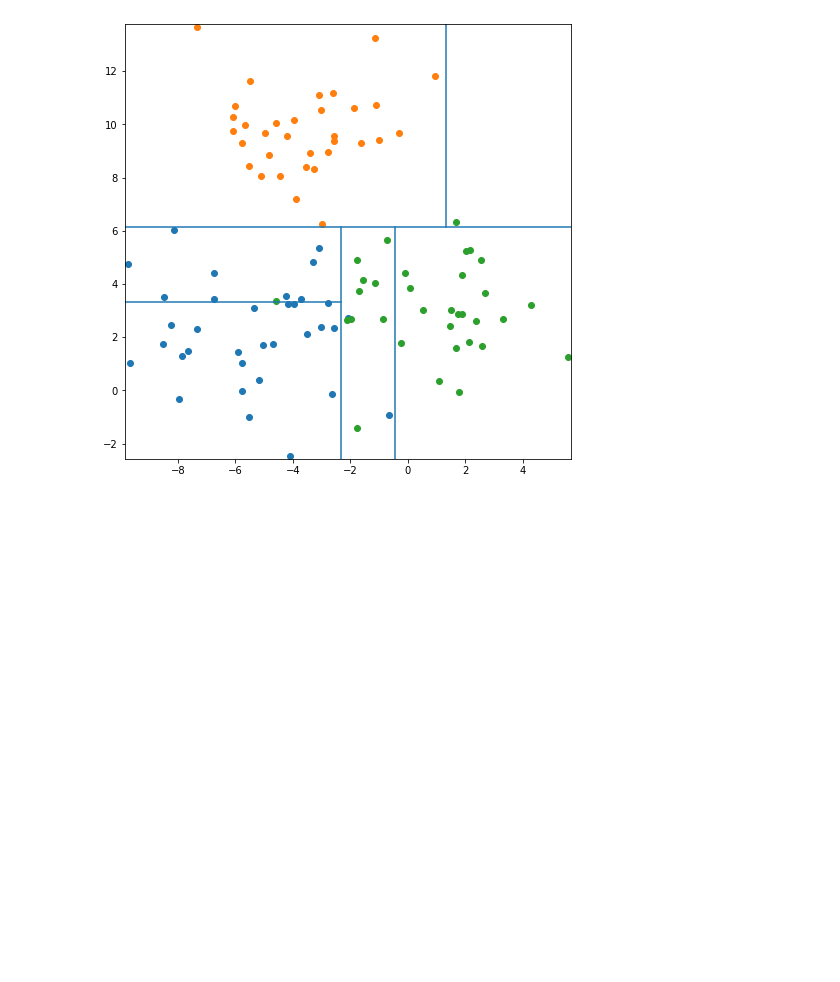
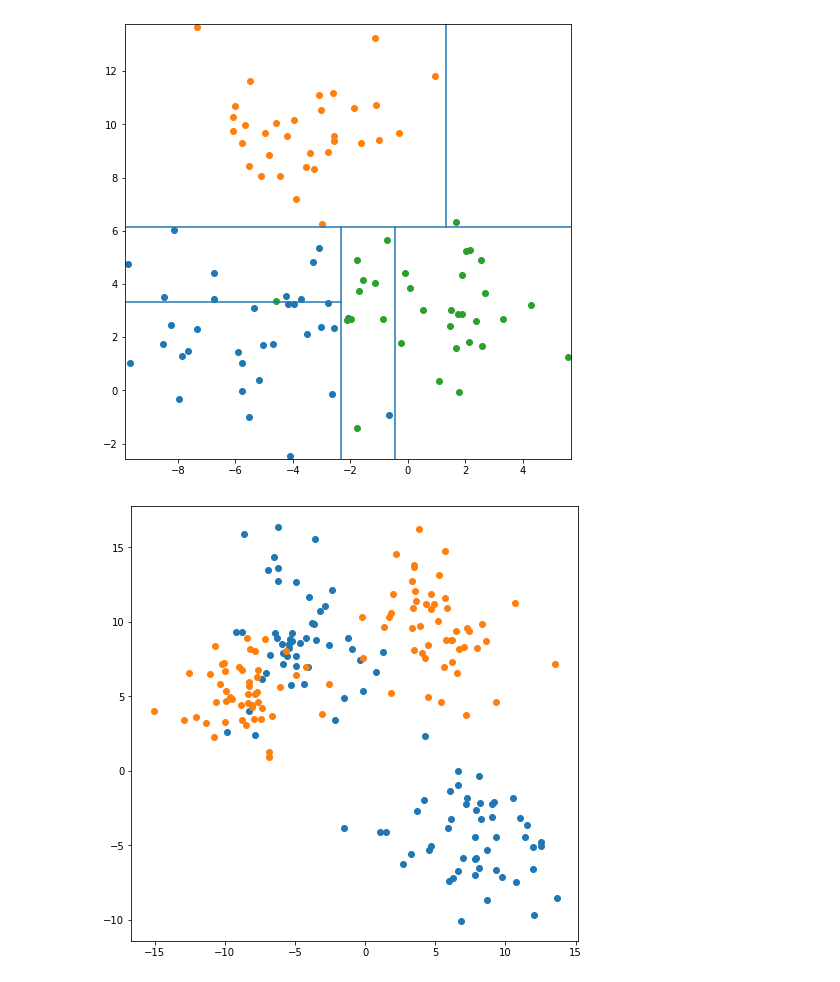
Before and after one commit to max-miller/ds_ground_up, a Jupyter notebook: neighbors_tree/tree_visuals.ipynb, the cells around one changed output. Cells and saved outputs as stored; diff of their text form; code cells hidden in the pictures; blank space fills up the shorter version.

```diff
--- a/neighbors_tree/tree_visuals.ipynb
+++ b/neighbors_tree/tree_visuals.ipynb
@@ -110,3 +110,12 @@ def tree_grid_visualizer(x,y,params):
 tree_grid_visualizer(x,y,{'max_depth':3})
 # %% [output]
 [figure]
+# %%
+x2, y2 = make_blobs(cluster_std=2.5,centers=2,random_state=29)
+x3, y3 = make_blobs(cluster_std=2.8,centers=2,random_state=31)
+x_comb = np.concatenate([x2,x3])
+y_comb = np.concatenate([y2,y3])
+# %%
+graph_classes(x_comb,y_comb)
+# %% [output]
+[figure, added]
```
Also changed, not shown: parts of 4 cells of this notebook.
